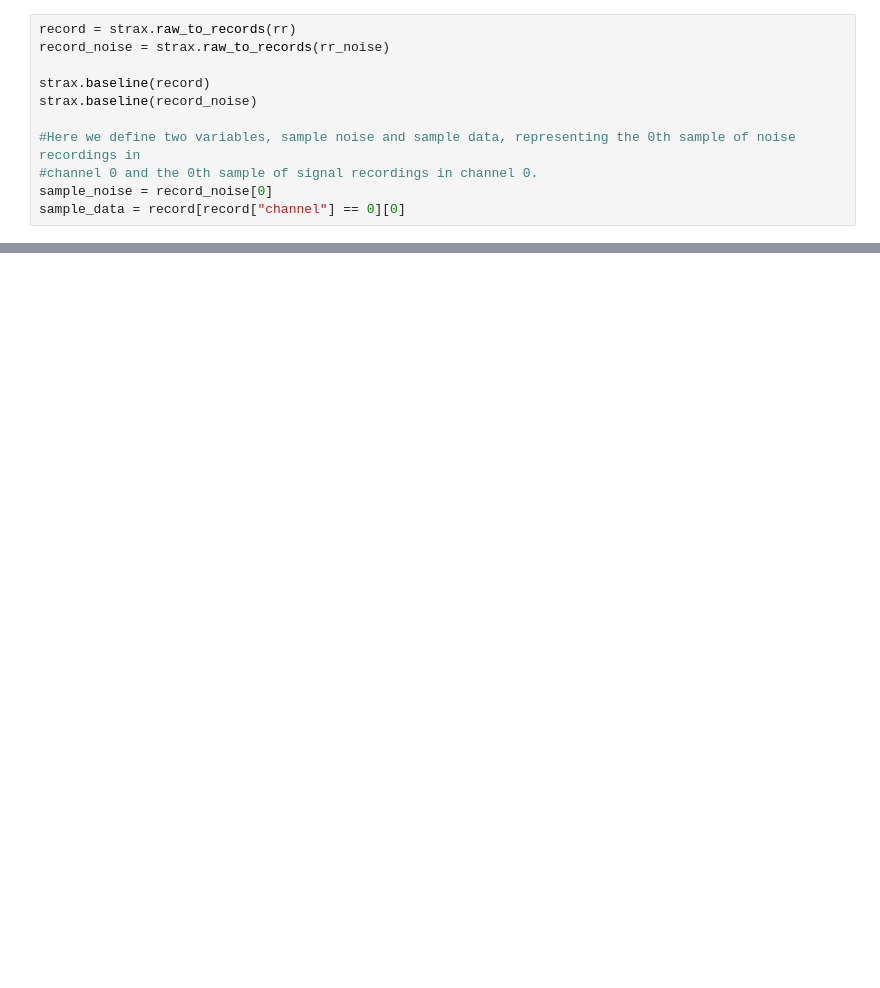
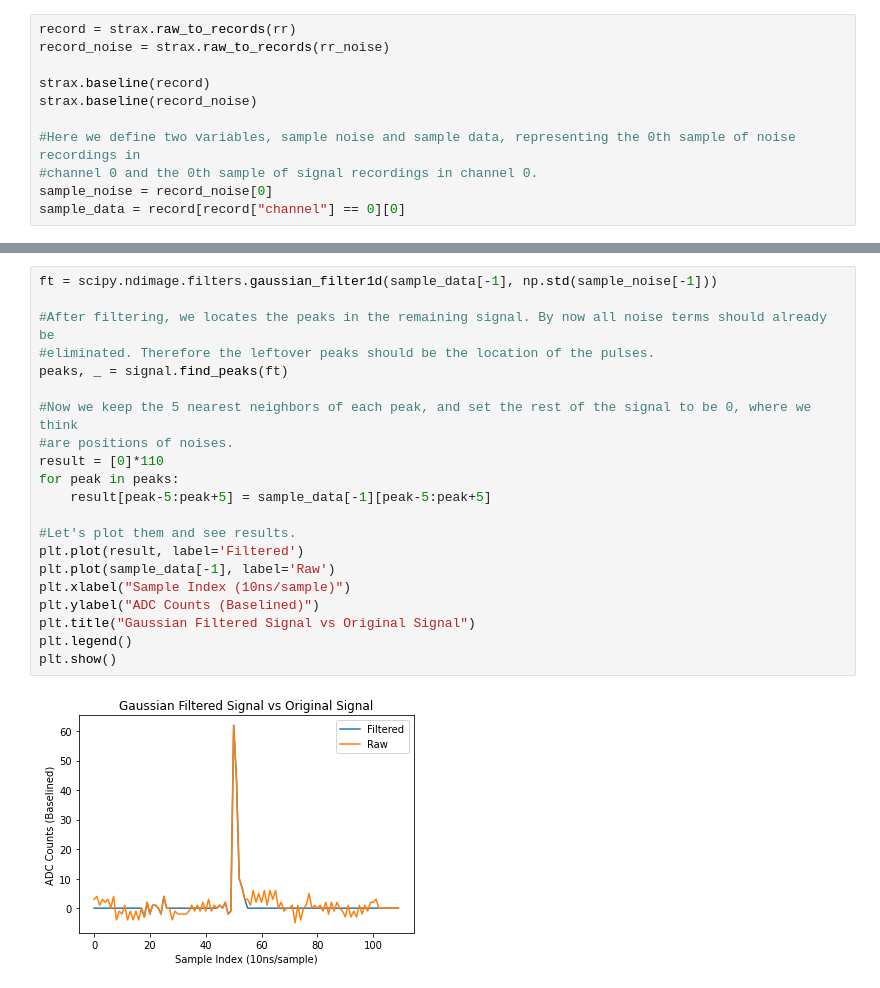
Before and after one commit to RiceAstroparticleLab/signal_processing, a Jupyter notebook: filtering.ipynb, the cells around one changed output, grey strips where cells are left out. Cells and saved outputs as stored; diff of their text form; blank space fills up the shorter version.

```diff
--- a/filtering.ipynb
+++ b/filtering.ipynb
@@ -174,0 +68,23 @@ The gaussian filter above is, on the other hand, more aggresive, and should be u
+# %%
+ft = scipy.ndimage.filters.gaussian_filter1d(sample_data[-1], np.std(sample_noise[-1]))
+
+#After filtering, we locates the peaks in the remaining signal. By now all noise terms should already be
+#eliminated. Therefore the leftover peaks should be the location of the pulses.
+peaks, _ = signal.find_peaks(ft)
+
+#Now we keep the 5 nearest neighbors of each peak, and set the rest of the signal to be 0, where we think
+#are positions of noises.
+result = [0]*110
+for peak in peaks:
+    result[peak-5:peak+5] = sample_data[-1][peak-5:peak+5]
+
+#Let's plot them and see results.
+plt.plot(result, label='Filtered')
+plt.plot(sample_data[-1], label='Raw')
+plt.xlabel("Sample Index (10ns/sample)")
+plt.ylabel("ADC Counts (Baselined)")
+plt.title("Gaussian Filtered Signal vs Original Signal")
+plt.legend()
+plt.show()
+# %% [output]
+[figure, added]
```
Also changed, not shown: parts of 81 cells of this notebook.
